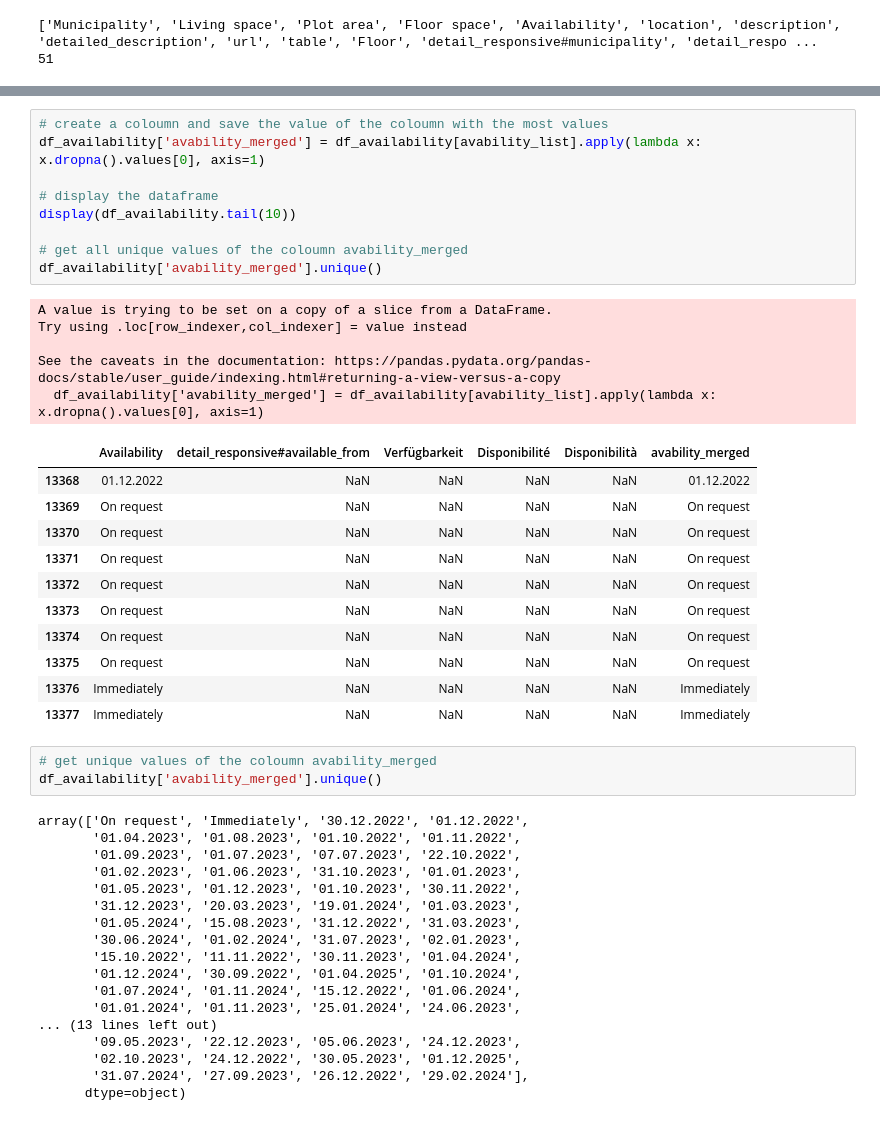
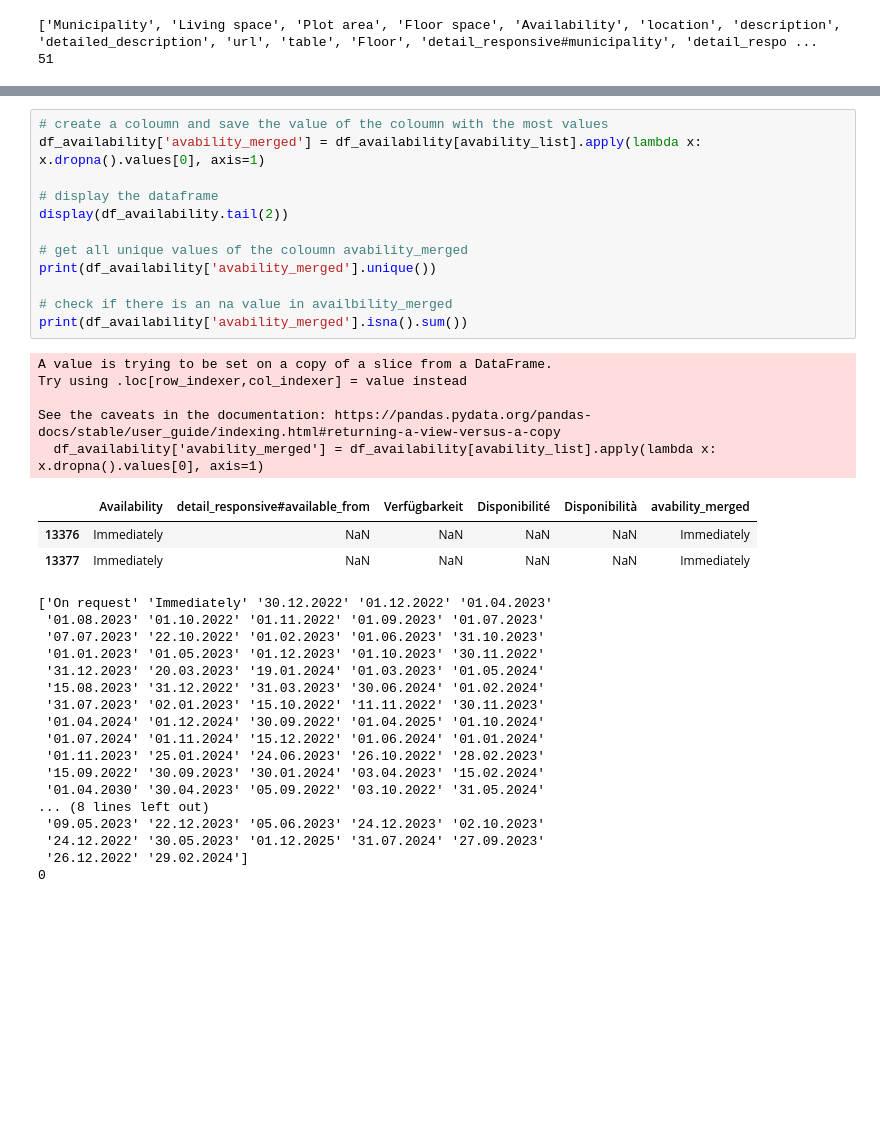
Before and after one commit to Immobilienrechner-Challenge/explorative-data-analysis, a Jupyter notebook: objects_availbility_eda.ipynb, the cells around one changed output, grey strips where cells are left out. Drawn from its saved outputs; the diff is of its cells as text; blank space fills up the shorter version.

```diff
--- a/objects_availbility_eda.ipynb
+++ b/objects_availbility_eda.ipynb
@@ -75,48 +82,39 @@ Disponibilità 13350
 # %%
 # create a coloumn and save the value of the coloumn with the most values
 df_availability['avability_merged'] = df_availability[avability_list].apply(lambda x: x.dropna().values[0], axis=1)
 
 # display the dataframe
-display(df_availability.tail(10))
+display(df_availability.tail(2))
 
 # get all unique values of the coloumn avability_merged
-df_availability['avability_merged'].unique()
+print(df_availability['avability_merged'].unique())
+
+# check if there is an na value in availbility_merged
+print(df_availability['avability_merged'].isna().sum())
 # %% [output]
 A value is trying to be set on a copy of a slice from a DataFrame.
 Try using .loc[row_indexer,col_indexer] = value instead
 
 See the caveats in the documentation: https://pandas.pydata.org/pandas-docs/stable/user_guide/indexing.html#returning-a-view-versus-a-copy
   df_availability['avability_merged'] = df_availability[avability_list].apply(lambda x: x.dropna().values[0], axis=1)
 |  | Availability | detail_responsive#available_from | Verfügbarkeit | Disponibilité | Disponibilità | avability_merged |
-| 13368 | 01.12.2022 | NaN | NaN | NaN | NaN | 01.12.2022 |
-| 13369 | On request | NaN | NaN | NaN | NaN | On request |
-| 13370 | On request | NaN | NaN | NaN | NaN | On request |
-| 13371 | On request | NaN | NaN | NaN | NaN | On request |
-| 13372 | On request | NaN | NaN | NaN | NaN | On request |
-| 13373 | On request | NaN | NaN | NaN | NaN | On request |
-| 13374 | On request | NaN | NaN | NaN | NaN | On request |
-| 13375 | On request | NaN | NaN | NaN | NaN | On request |
 | 13376 | Immediately | NaN | NaN | NaN | NaN | Immediately |
 | 13377 | Immediately | NaN | NaN | NaN | NaN | Immediately |
+['On request' 'Immediately' '30.12.2022' '01.12.2022' '01.04.2023'
+ '01.08.2023' '01.10.2022' '01.11.2022' '01.09.2023' '01.07.2023'
+ '07.07.2023' '22.10.2022' '01.02.2023' '01.06.2023' '31.10.2023'
+ '01.01.2023' '01.05.2023' '01.12.2023' '01.10.2023' '30.11.2022'
+ '31.12.2023' '20.03.2023' '19.01.2024' '01.03.2023' '01.05.2024'
+ '15.08.2023' '31.12.2022' '31.03.2023' '30.06.2024' '01.02.2024'
+ '31.07.2023' '02.01.2023' '15.10.2022' '11.11.2022' '30.11.2023'
+ '01.04.2024' '01.12.2024' '30.09.2022' '01.04.2025' '01.10.2024'
+ '01.07.2024' '01.11.2024' '15.12.2022' '01.06.2024' '01.01.2024'
+ '01.11.2023' '25.01.2024' '24.06.2023' '26.10.2022' '28.02.2023'
+ '15.09.2022' '30.09.2023' '30.01.2024' '03.04.2023' '15.02.2024'
+ '01.04.2030' '30.04.2023' '05.09.2022' '03.10.2022' '31.05.2024'
+... (8 lines left out)
+ '09.05.2023' '22.12.2023' '05.06.2023' '24.12.2023' '02.10.2023'
+ '24.12.2022' '30.05.2023' '01.12.2025' '31.07.2024' '27.09.2023'
+ '26.12.2022' '29.02.2024']
+0
-# %%
-# get unique values of the coloumn avability_merged
-df_availability['avability_merged'].unique()
-# %% [output]
-array(['On request', 'Immediately', '30.12.2022', '01.12.2022',
-       '01.04.2023', '01.08.2023', '01.10.2022', '01.11.2022',
-       '01.09.2023', '01.07.2023', '07.07.2023', '22.10.2022',
-       '01.02.2023', '01.06.2023', '31.10.2023', '01.01.2023',
-       '01.05.2023', '01.12.2023', '01.10.2023', '30.11.2022',
-       '31.12.2023', '20.03.2023', '19.01.2024', '01.03.2023',
-       '01.05.2024', '15.08.2023', '31.12.2022', '31.03.2023',
-       '30.06.2024', '01.02.2024', '31.07.2023', '02.01.2023',
-       '15.10.2022', '11.11.2022', '30.11.2023', '01.04.2024',
-       '01.12.2024', '30.09.2022', '01.04.2025', '01.10.2024',
-       '01.07.2024', '01.11.2024', '15.12.2022', '01.06.2024',
-       '01.01.2024', '01.11.2023', '25.01.2024', '24.06.2023',
-... (13 lines left out)
-       '09.05.2023', '22.12.2023', '05.06.2023', '24.12.2023',
-       '02.10.2023', '24.12.2022', '30.05.2023', '01.12.2025',
-       '31.07.2024', '27.09.2023', '26.12.2022', '29.02.2024'],
-      dtype=object)
 # %%
```
Also changed, not shown: parts of 16 cells of this notebook.
